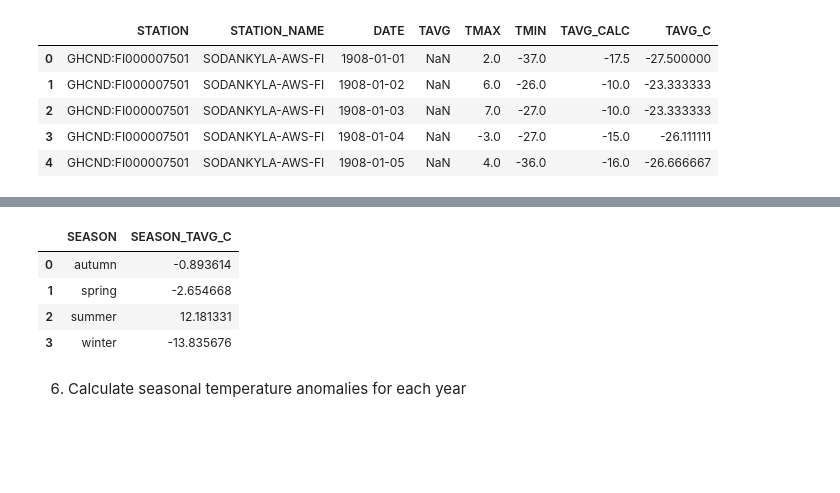
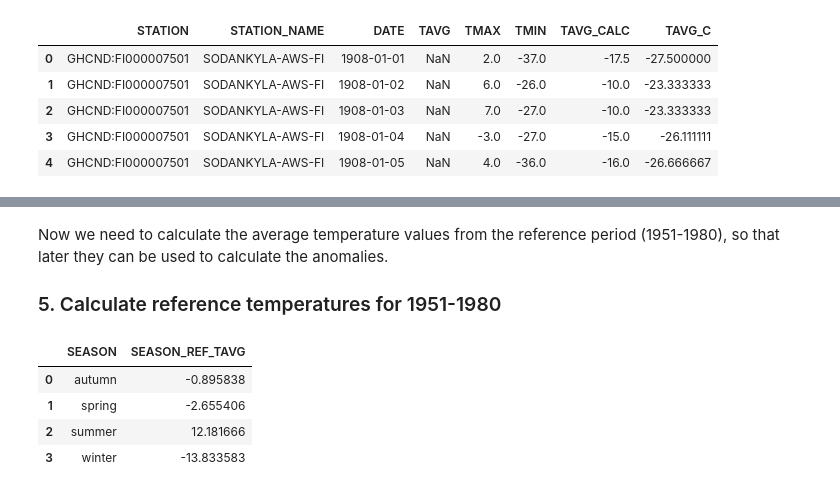
Before and after one commit to brunomc-eco/final-project-geo-python, a Jupyter notebook: seasonal-weather-anomalies.ipynb, the cells around one changed output, grey strips where cells are left out. Drawn from its saved outputs; the diff is of its cells as text; code cells hidden in the pictures; blank space fills up the shorter version.

```diff
--- a/seasonal-weather-anomalies.ipynb
+++ b/seasonal-weather-anomalies.ipynb
@@ -122,6 +142,9 @@ def season(month):
 # apply the function into a new column
 data['SEASON'] = data['MONTH'].apply(season)
 
+# Create a combined season_year variable for later grouping
+data['SEASON_YEAR'] = data['SEASON'] + "_" + data['YEAR'].astype(str)
+
 data.head()
 # %% [output]
 |  | STATION | STATION_NAME | DATE | TAVG | TMAX | TMIN | TAVG_CALC | TAVG_C | MONTH | YEAR | ... |
@@ -134,0 +156,14 @@ data.head()
+# %%
+# Group data and calculate monthly averages for each season
+seasonal_avg = data.groupby('SEASON_YEAR').mean().reset_index()
+
+# restore season column, which we will need for joining the reference values later
+seasonal_avg['SEASON'] = seasonal_avg['SEASON_YEAR'].str.slice(stop=-5)
+
+# adjust the year column, as it was "averaged" by the previous grouping step
+seasonal_avg['YEAR'] = seasonal_avg['YEAR'].astype(int)
+
+# keep only elevant columns
+seasonal_avg = seasonal_avg[['SEASON_YEAR', 'TAVG_C', 'SEASON', 'YEAR']]
+
+seasonal_avg
@@ -135,23 +184,25 @@ data.head()
+# %% [markdown]
+Now we need to calculate the average temperature values from the reference period (1951-1980), so that later they can be used to calculate the anomalies.
+
+### 5. Calculate reference temperatures for 1951-1980
 # %%
-# subsetting to reference period
-ref_temps = data.loc[(data['YEAR'] >= 1951) & (data['YEAR'] <= 1980)]
+# subsetting the data to the reference period
+ref_temps = seasonal_avg.loc[(seasonal_avg['YEAR'] >= 1951) & (seasonal_avg['YEAR'] <= 1980)]
 
 # create de groups (identify grouping variable) and calculate grouped means
-ref_temps = ref_temps.groupby('SEASON').mean()
-
-# reset the YEARMO index to access it later
-ref_temps = ref_temps.reset_index()[['SEASON', 'TAVG_C']]
+ref_temps = ref_temps.groupby('SEASON').mean().reset_index()
 
 # rename columns to avoid confusion after joins
-new_names = {"TAVG_C": "SEASON_TAVG_C"}
+new_names = {"TAVG_C": "SEASON_REF_TAVG"}
 ref_temps = ref_temps.rename(columns=new_names)
 
+# keep only columns of interest
+ref_temps = ref_temps[['SEASON', 'SEASON_REF_TAVG']]
+
 ref_temps.head()
 # %% [output]
-|  | SEASON | SEASON_TAVG_C |
-| 0 | autumn | -0.893614 |
-| 1 | spring | -2.654668 |
-| 2 | summer | 12.181331 |
-| 3 | winter | -13.835676 |
+|  | SEASON | SEASON_REF_TAVG |
+| 0 | autumn | -0.895838 |
+| 1 | spring | -2.655406 |
+| 2 | summer | 12.181666 |
+| 3 | winter | -13.833583 |
-# %% [markdown]
-6. Calculate seasonal temperature anomalies for each year
```
Also changed, not shown: parts of 22 cells of this notebook, 1 other file.
